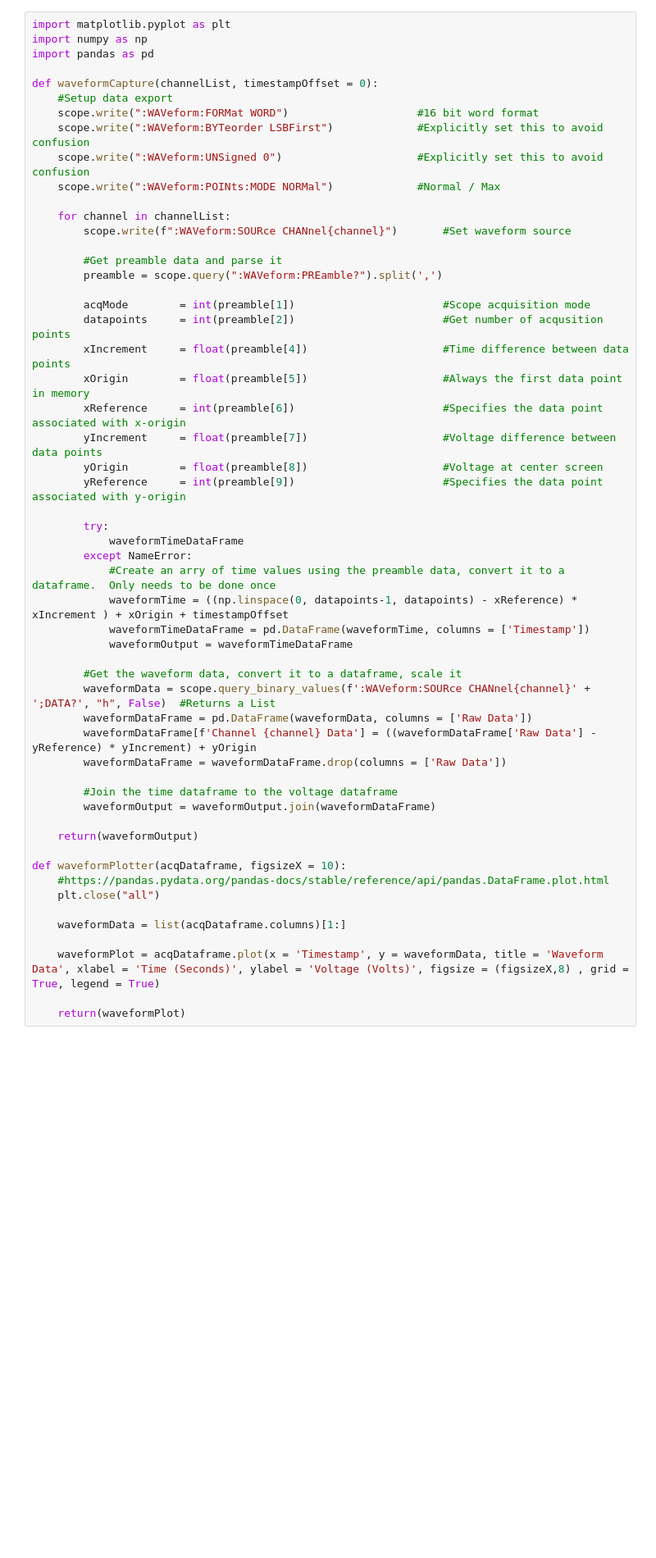
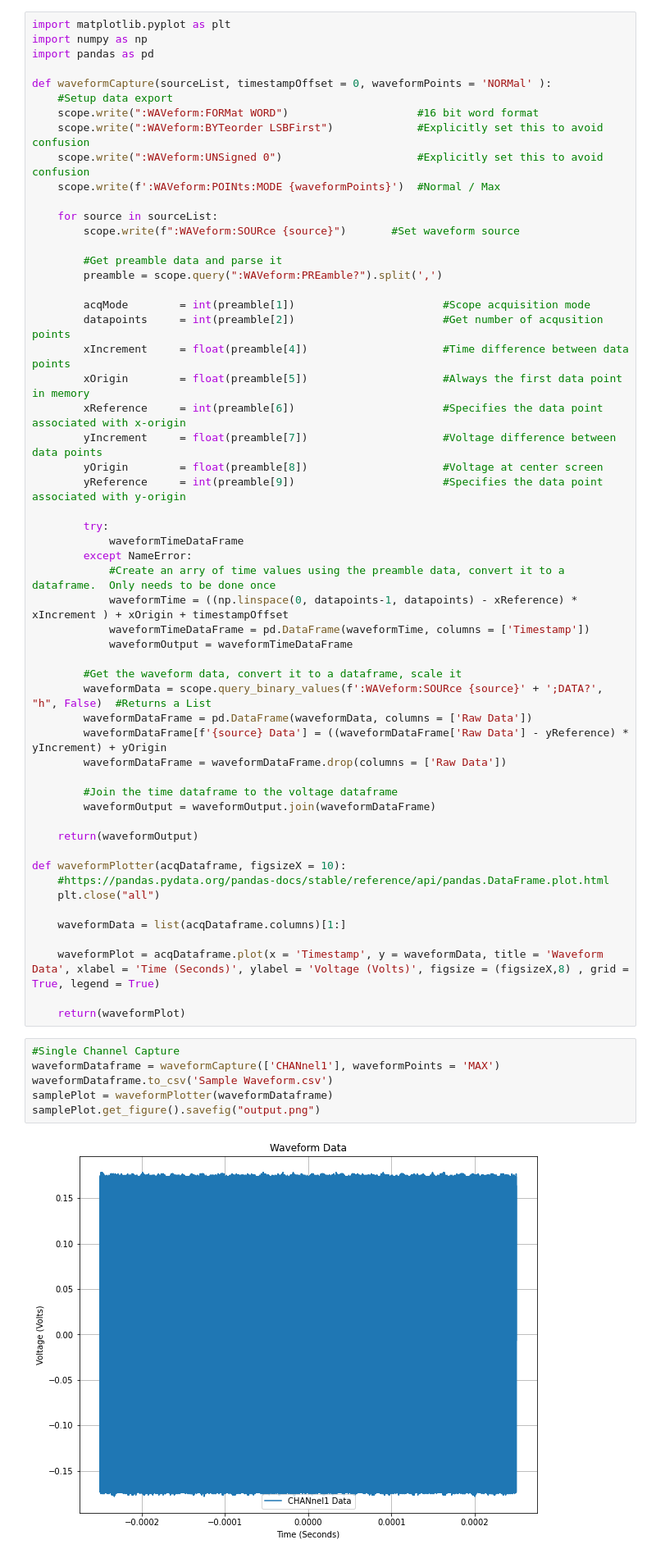
Before and after one commit to jlpoltrack/DSOX-Scripts, a Jupyter notebook: Waveform Capture/Waveform Capture.ipynb, the cells around one changed output. Shown: that part at 82% size. Cells and saved outputs as stored; diff of their text form; blank space fills up the shorter version.

```diff
--- a/Waveform Capture/Waveform Capture.ipynb
+++ b/Waveform Capture/Waveform Capture.ipynb
@@ -24,15 +27,15 @@ import matplotlib.pyplot as plt
 import numpy as np
 import pandas as pd
 
-def waveformCapture(channelList, timestampOffset = 0):
+def waveformCapture(sourceList, timestampOffset = 0, waveformPoints = 'NORMal' ):
     #Setup data export
     scope.write(":WAVeform:FORMat WORD")                    #16 bit word format
     scope.write(":WAVeform:BYTeorder LSBFirst")             #Explicitly set this to avoid confusion
     scope.write(":WAVeform:UNSigned 0")                     #Explicitly set this to avoid confusion
-    scope.write(":WAVeform:POINts:MODE NORMal")             #Normal / Max
+    scope.write(f':WAVeform:POINts:MODE {waveformPoints}')  #Normal / Max
 
-    for channel in channelList:
-        scope.write(f":WAVeform:SOURce CHANnel{channel}")       #Set waveform source
+    for source in sourceList:
+        scope.write(f":WAVeform:SOURce {source}")       #Set waveform source
 
         #Get preamble data and parse it
         preamble = scope.query(":WAVeform:PREamble?").split(',')
@@ -55,9 +58,9 @@ def waveformCapture(channelList, timestampOffset = 0):
             waveformOutput = waveformTimeDataFrame
 
         #Get the waveform data, convert it to a dataframe, scale it
-        waveformData = scope.query_binary_values(f':WAVeform:SOURce CHANnel{channel}' + ';DATA?', "h", False)  #Returns a List
+        waveformData = scope.query_binary_values(f':WAVeform:SOURce {source}' + ';DATA?', "h", False)  #Returns a List
         waveformDataFrame = pd.DataFrame(waveformData, columns = ['Raw Data'])
-        waveformDataFrame[f'Channel {channel} Data'] = ((waveformDataFrame['Raw Data'] - yReference) * yIncrement) + yOrigin
+        waveformDataFrame[f'{source} Data'] = ((waveformDataFrame['Raw Data'] - yReference) * yIncrement) + yOrigin
         waveformDataFrame = waveformDataFrame.drop(columns = ['Raw Data'])
 
         #Join the time dataframe to the voltage dataframe
@@ -74,4 +77,12 @@ def waveformPlotter(acqDataframe, figsizeX = 10):
     waveformPlot = acqDataframe.plot(x = 'Timestamp', y = waveformData, title = 'Waveform Data', xlabel = 'Time (Seconds)', ylabel = 'Voltage (Volts)', figsize = (figsizeX,8) , grid = True, legend = True)
 
     return(waveformPlot)
+# %%
+#Single Channel Capture
+waveformDataframe = waveformCapture(['CHANnel1'], waveformPoints = 'MAX')
+waveformDataframe.to_csv('Sample Waveform.csv')
+samplePlot = waveformPlotter(waveformDataframe)
+samplePlot.get_figure().savefig("output.png")
+# %% [output]
+[figure, added]
 # %%
```
Also changed, not shown: parts of 3 cells of this notebook, 2 other files.
